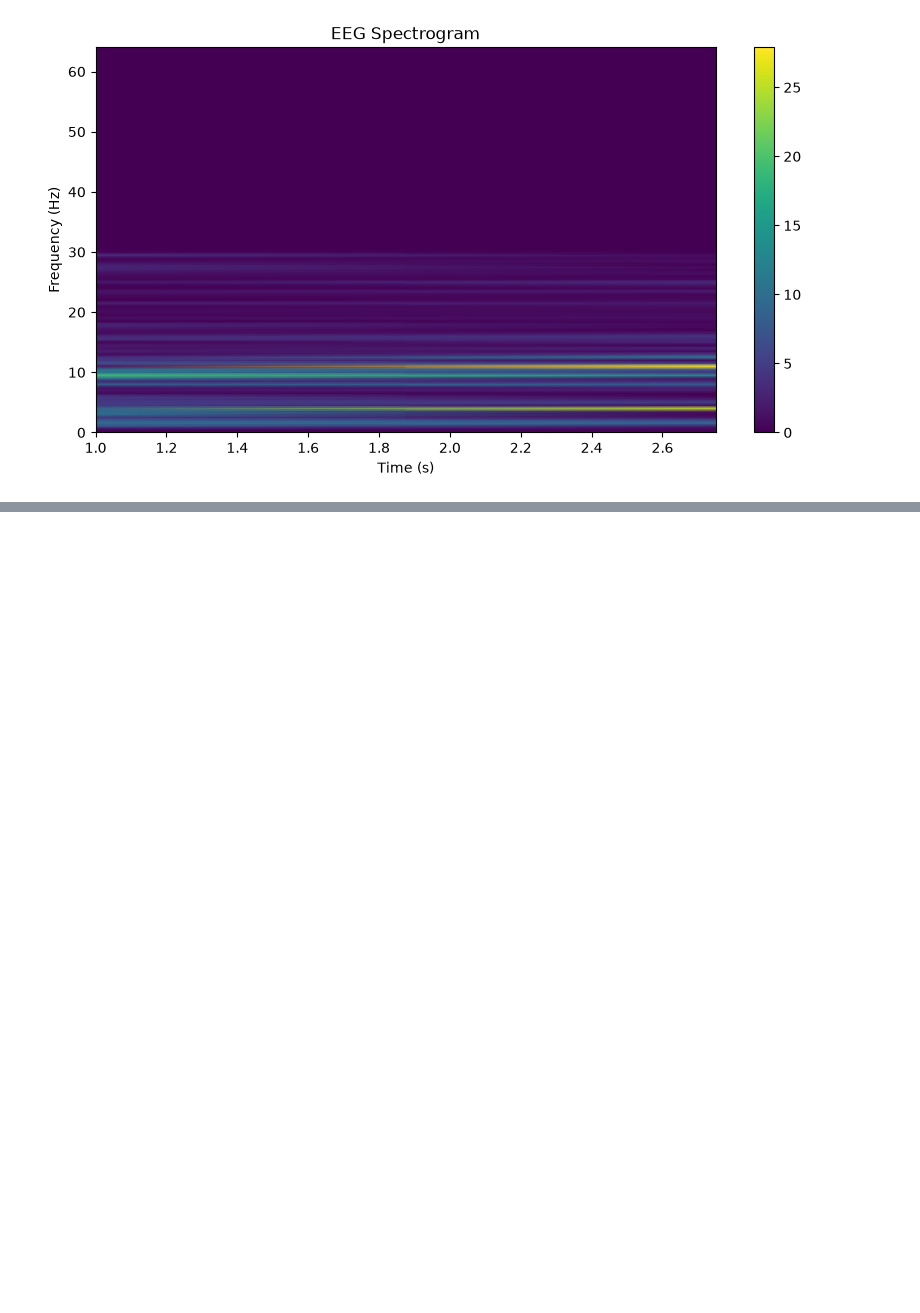
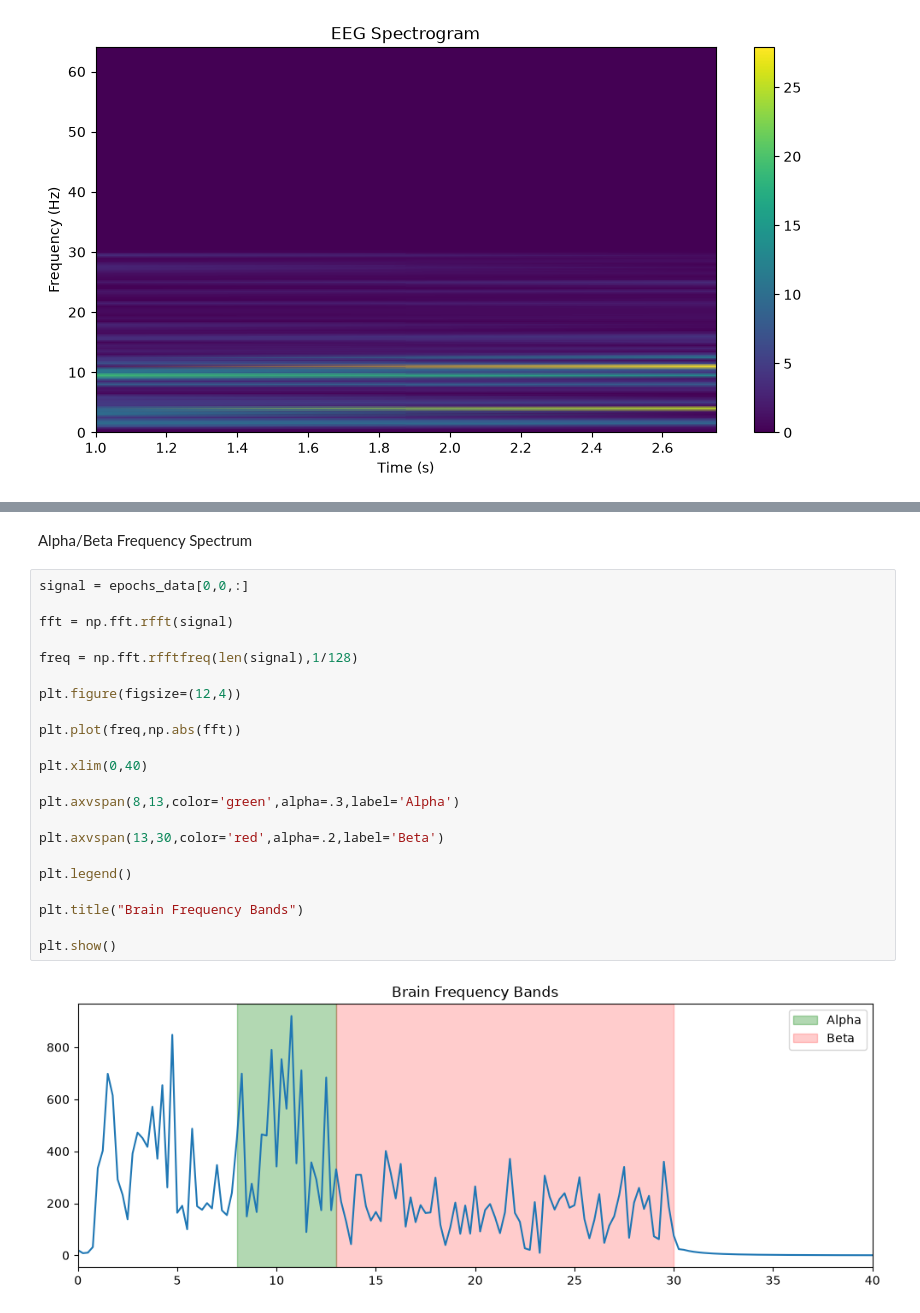
Before and after one commit to soniya-builds/BCI-EEG-Signal-Classification, a Jupyter notebook: Data_Preparation.ipynb, the cells around one changed output, grey strips where cells are left out. Drawn from its saved outputs; the diff is of its cells as text; blank space fills up the shorter version.

```diff
--- a/Data_Preparation.ipynb
+++ b/Data_Preparation.ipynb
@@ -637,0 +661,26 @@ plt.show()
+# %% [markdown]
+Alpha/Beta Frequency Spectrum
+# %%
+signal = epochs_data[0,0,:]
+
+fft = np.fft.rfft(signal)
+
+freq = np.fft.rfftfreq(len(signal),1/128)
+
+plt.figure(figsize=(12,4))
+
+plt.plot(freq,np.abs(fft))
+
+plt.xlim(0,40)
+
+plt.axvspan(8,13,color='green',alpha=.3,label='Alpha')
+
+plt.axvspan(13,30,color='red',alpha=.2,label='Beta')
+
+plt.legend()
+
+plt.title("Brain Frequency Bands")
+
+plt.show()
+# %% [output]
+[figure, added]
```
Also changed, not shown: parts of 4 cells of this notebook.
